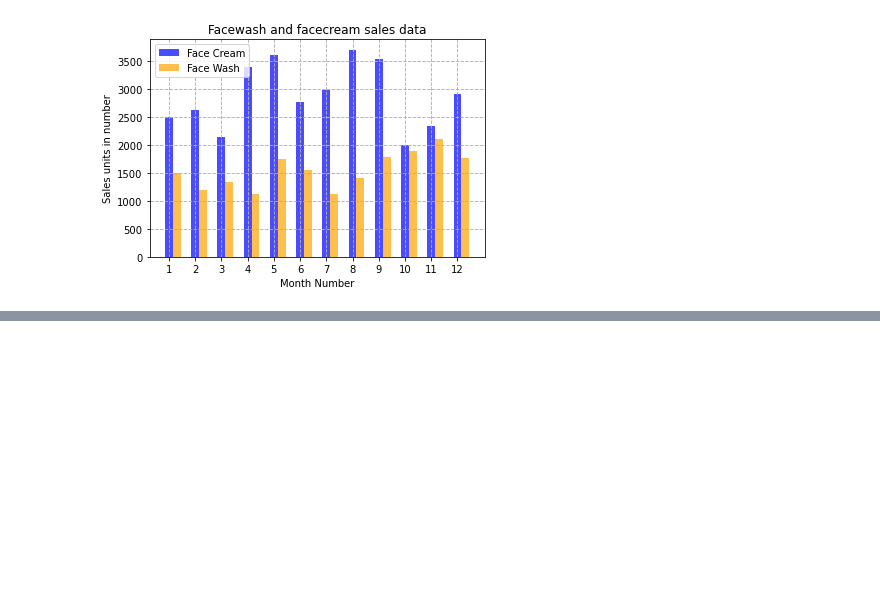
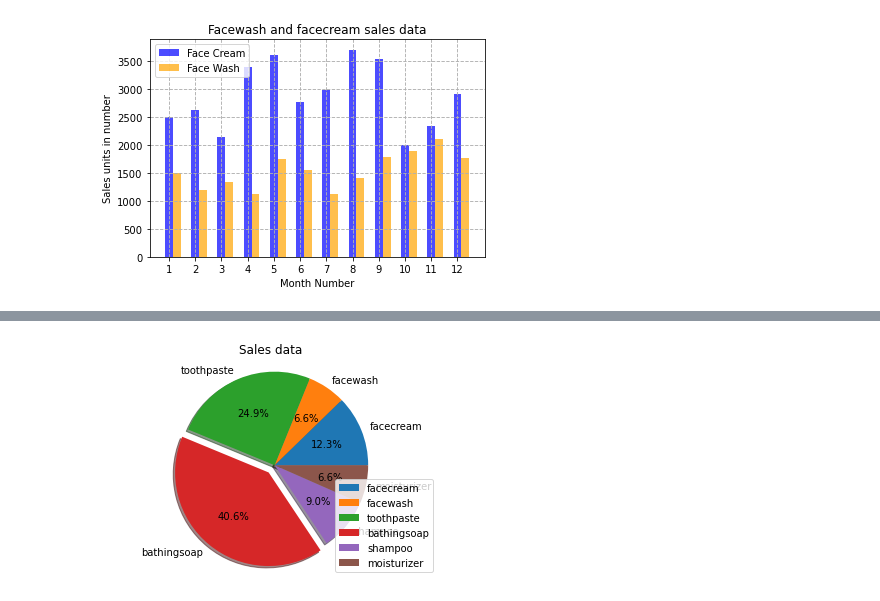
Before and after one commit to abechere/DataScience21, a Jupyter notebook: Block_1/Assignments/1_MatplotLib.ipynb, the cells around one changed output, grey strips where cells are left out. Drawn from its saved outputs; the diff is of its cells as text; code cells hidden in the pictures; blank space fills up the shorter version.

```diff
--- a/Block_1/Assignments/1_MatplotLib.ipynb
+++ b/Block_1/Assignments/1_MatplotLib.ipynb
@@ -181,0 +180,18 @@ data['toothpaste'].sum()
+# %%
+# Pie chart, where the slices will be ordered and plotted counter-clockwise:
+labels = data.columns[1:7]
+sizes = [data['facecream'].sum(), data['facewash'].sum(), data['toothpaste'].sum(), data['bathingsoap'].sum(),
+         data['shampoo'].sum(), data['moisturizer'].sum()]
+explode = (0, 0, 0, 0.1, 0, 0)  # explode" the 4th slice
+
+fig, ax = plt.subplots()
+ax.pie(sizes, explode=explode, labels=labels, autopct='%1.1f%%',
+        shadow=True, startangle=0)
+
+ax.axis('equal')  # Equal aspect ratio ensures that pie is drawn as a circle.
+ax.set_title('Sales data')
+ax.legend(loc=4)
+
+plt.show()
+# %% [output]
+[figure, added]
```
Also changed, not shown: parts of 1 cell of this notebook, 1 other file.
